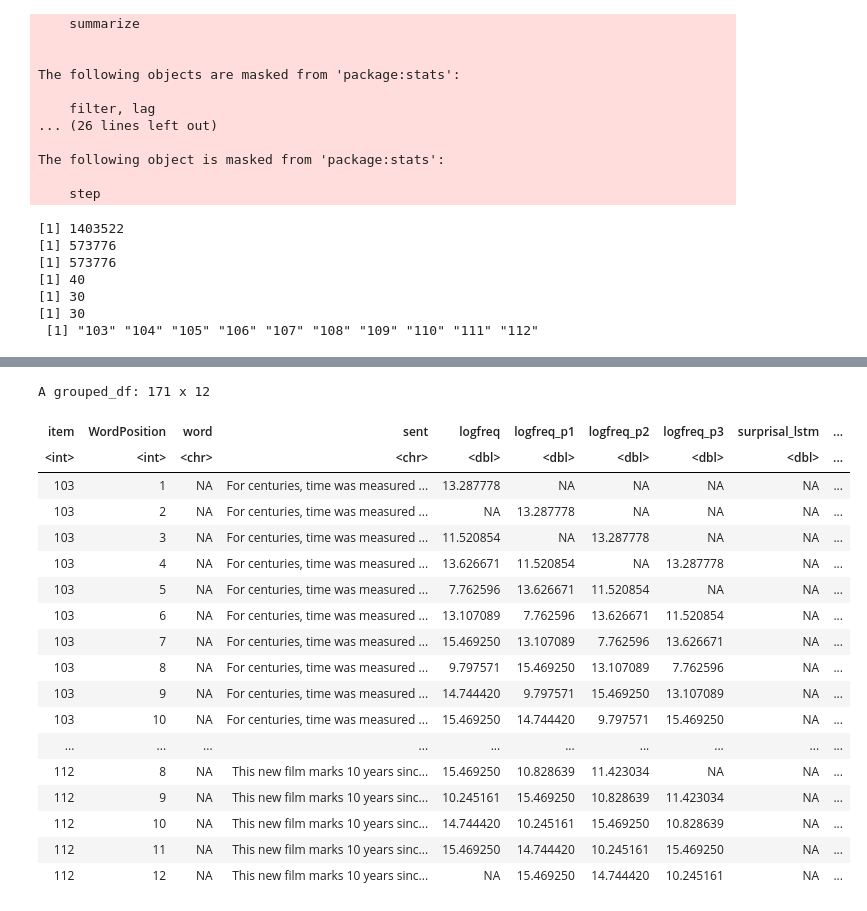
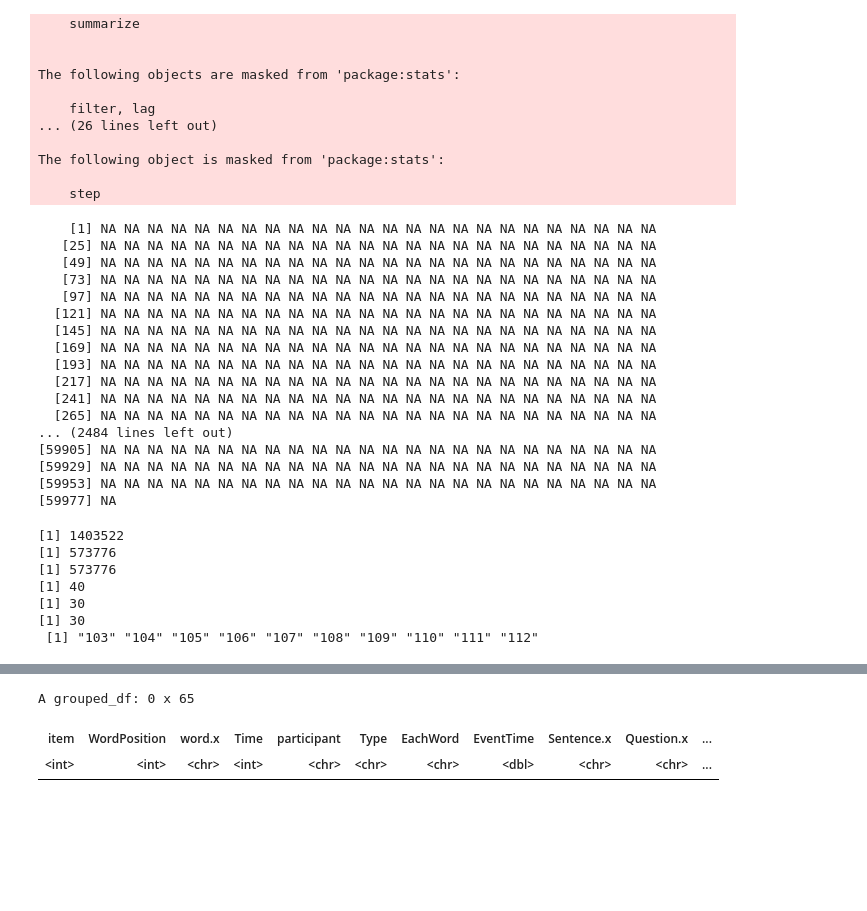
Before and after one commit to caplabnyu/sapbenchmark, a Jupyter notebook: Surprisals/analysis/vanSchijndel_and_Linzen_analysis.ipynb, the cells around one changed output, grey strips where cells are left out. Drawn from its saved outputs; the diff is of its cells as text; code cells hidden in the pictures; blank space fills up the shorter version.

Commit message:
cleaning up surprisal code + COCA frequencies

```diff
--- a/Surprisals/analysis/vanSchijndel_and_Linzen_analysis.ipynb
+++ b/Surprisals/analysis/vanSchijndel_and_Linzen_analysis.ipynb
@@ -48,11 +48,11 @@ filler.freqs <- merge(x=spr, y=freqs, by.x="word", by.y="word", all.x=TRUE)
 
 filler.surps <- merge(x=filler.freqs, y=surps_lstm,
                       by.x=c("item", "WordPosition"), by.y=c("item.here", "word_pos"), all.x=TRUE)
-filler.surps$surprisal_lstm = filler.surps$sum_surprisal # change to avg if that's more appropriate
+filler.surps$surprisal_lstm <- filler.surps$sum_surprisal # change to avg if that's more appropriate
 
 filler.surps <- merge(x=filler.surps, y=surps_gpt2,
                       by.x=c("item", "WordPosition"), by.y=c("item.here", "word_pos"), all.x=TRUE)
-filler.surps$surprisal_gpt2 = filler.surps$sumsurprisal # change to avg if that's more appropriate
+filler.surps$surprisal_gpt2 <- filler.surps$sumsurprisal # change to avg if that's more appropriate
 # %%
 # Store properties of past words in each row (going back 3 words)
 filler.with_lags <- filler.surps %>% group_by_at(vars(item, participant)) %>%
@@ -74,6 +74,28 @@ filler.with_lags <- filler.surps %>% group_by_at(vars(item, participant)) %>%
                            surprisal_gpt2_p2 = lag(surprisal_gpt2_p1),
                            surprisal_gpt2_p3 = lag(surprisal_gpt2_p2)
                   )
+# %%
+x <- filler.surps %>% subset(is.na(surprisal_lstm) & !is.na(surprisal_gpt2) & is.na(count))
+
+x$count
+# %% [output]
+    [1] NA NA NA NA NA NA NA NA NA NA NA NA NA NA NA NA NA NA NA NA NA NA NA NA
+   [25] NA NA NA NA NA NA NA NA NA NA NA NA NA NA NA NA NA NA NA NA NA NA NA NA
+   [49] NA NA NA NA NA NA NA NA NA NA NA NA NA NA NA NA NA NA NA NA NA NA NA NA
+   [73] NA NA NA NA NA NA NA NA NA NA NA NA NA NA NA NA NA NA NA NA NA NA NA NA
+   [97] NA NA NA NA NA NA NA NA NA NA NA NA NA NA NA NA NA NA NA NA NA NA NA NA
+  [121] NA NA NA NA NA NA NA NA NA NA NA NA NA NA NA NA NA NA NA NA NA NA NA NA
+  [145] NA NA NA NA NA NA NA NA NA NA NA NA NA NA NA NA NA NA NA NA NA NA NA NA
+  [169] NA NA NA NA NA NA NA NA NA NA NA NA NA NA NA NA NA NA NA NA NA NA NA NA
+  [193] NA NA NA NA NA NA NA NA NA NA NA NA NA NA NA NA NA NA NA NA NA NA NA NA
+  [217] NA NA NA NA NA NA NA NA NA NA NA NA NA NA NA NA NA NA NA NA NA NA NA NA
+  [241] NA NA NA NA NA NA NA NA NA NA NA NA NA NA NA NA NA NA NA NA NA NA NA NA
+  [265] NA NA NA NA NA NA NA NA NA NA NA NA NA NA NA NA NA NA NA NA NA NA NA NA
+... (2484 lines left out)
+[59905] NA NA NA NA NA NA NA NA NA NA NA NA NA NA NA NA NA NA NA NA NA NA NA NA
+[59929] NA NA NA NA NA NA NA NA NA NA NA NA NA NA NA NA NA NA NA NA NA NA NA NA
+[59953] NA NA NA NA NA NA NA NA NA NA NA NA NA NA NA NA NA NA NA NA NA NA NA NA
+[59977] NA
 # %%
 # drop rows with missing data (surprisals for past 3 words and freqs for past 3 words)
 
@@ -107,20 +129,14 @@ print(diff)
 filler.dropped <- subset(filler.with_lags, (is.na(surprisal_lstm) | is.na(surprisal_lstm_p1) |
                                         is.na(surprisal_lstm_p2) | is.na(surprisal_lstm_p3) |
                                         is.na(logfreq) | is.na(logfreq_p1) |
-                                        is.na(logfreq_p2) | is.na(logfreq_p3)) & (item %in% diff)) %>%
-                  group_by(item, WordPosition) %>%
-                  summarize(word = first(word),
-                            sent = first(Sentence.x),
-                           logfreq = first(logfreq),
-                           logfreq_p1 = first(logfreq_p1),
-                           logfreq_p2 = first(logfreq_p2),
-                           logfreq_p3 = first(logfreq_p3),
-                           surprisal_lstm = first(surprisal_lstm),
-                           surprisal_lstm_p1 = first(surprisal_lstm_p1),
-                           surprisal_lstm_p2 = first(surprisal_lstm_p2),
-                           surprisal_lstm_p3 = first(surprisal_lstm_p3))
+                                        is.na(logfreq_p2) | is.na(logfreq_p3)) & (item %in% diff))
 
-filler.dropped
+filler.dropped_diff <- subset(filler.dropped, !is.na(surprisal_gpt2) & !is.na(surprisal_gpt2_p1) &
+                                        !is.na(surprisal_gpt2_p2) & !is.na(surprisal_gpt2_p3) &
+                                        !is.na(logfreq) & !is.na(logfreq_p1) &
+                                        !is.na(logfreq_p2) & !is.na(logfreq_p3))
+
+filler.dropped_diff
 # %% [output]
 [1] 1403522
 [1] 573776
@@ -133,22 +156,6 @@ filler.dropped
-A grouped_df: 171 x 12
+A grouped_df: 0 x 65
-| item | WordPosition | word | sent | logfreq | logfreq_p1 | logfreq_p2 | logfreq_p3 | surprisal_lstm | ... |
-| <int> | <int> | <chr> | <chr> | <dbl> | <dbl> | <dbl> | <dbl> | <dbl> | ... |
-| 103 | 1 | NA | For centuries, time was measured ... | 13.287778 | NA | NA | NA | NA | ... |
-| 103 | 2 | NA | For centuries, time was measured ... | NA | 13.287778 | NA | NA | NA | ... |
-| 103 | 3 | NA | For centuries, time was measured ... | 11.520854 | NA | 13.287778 | NA | NA | ... |
-| 103 | 4 | NA | For centuries, time was measured ... | 13.626671 | 11.520854 | NA | 13.287778 | NA | ... |
-| 103 | 5 | NA | For centuries, time was measured ... | 7.762596 | 13.626671 | 11.520854 | NA | NA | ... |
-| 103 | 6 | NA | For centuries, time was measured ... | 13.107089 | 7.762596 | 13.626671 | 11.520854 | NA | ... |
-| 103 | 7 | NA | For centuries, time was measured ... | 15.469250 | 13.107089 | 7.762596 | 13.626671 | NA | ... |
-| 103 | 8 | NA | For centuries, time was measured ... | 9.797571 | 15.469250 | 13.107089 | 7.762596 | NA | ... |
-| 103 | 9 | NA | For centuries, time was measured ... | 14.744420 | 9.797571 | 15.469250 | 13.107089 | NA | ... |
-| 103 | 10 | NA | For centuries, time was measured ... | 15.469250 | 14.744420 | 9.797571 | 15.469250 | NA | ... |
-| ... | ... | ... | ... | ... | ... | ... | ... | ... | ... |
-| 112 | 8 | NA | This new film marks 10 years sinc... | 15.469250 | 10.828639 | 11.423034 | NA | NA | ... |
-| 112 | 9 | NA | This new film marks 10 years sinc... | 10.245161 | 15.469250 | 10.828639 | 11.423034 | NA | ... |
-| 112 | 10 | NA | This new film marks 10 years sinc... | 14.744420 | 10.245161 | 15.469250 | 10.828639 | NA | ... |
-| 112 | 11 | NA | This new film marks 10 years sinc... | 15.469250 | 14.744420 | 10.245161 | 15.469250 | NA | ... |
-| 112 | 12 | NA | This new film marks 10 years sinc... | NA | 15.469250 | 14.744420 | 10.245161 | NA | ... |
+| item | WordPosition | word.x | Time | participant | Type | EachWord | EventTime | Sentence.x | Question.x | ... |
+| <int> | <int> | <chr> | <int> | <chr> | <chr> | <chr> | <dbl> | <chr> | <chr> | ... |
 # %%
 models.filler.lstm <- lmer(data=filler.drop.lstm,
                       RT ~ surprisal_lstm + surprisal_lstm_p1 + surprisal_lstm_p2 + surprisal_lstm_p3 +
```
Also changed, not shown: parts of 11 cells of this notebook, 49 other files.
